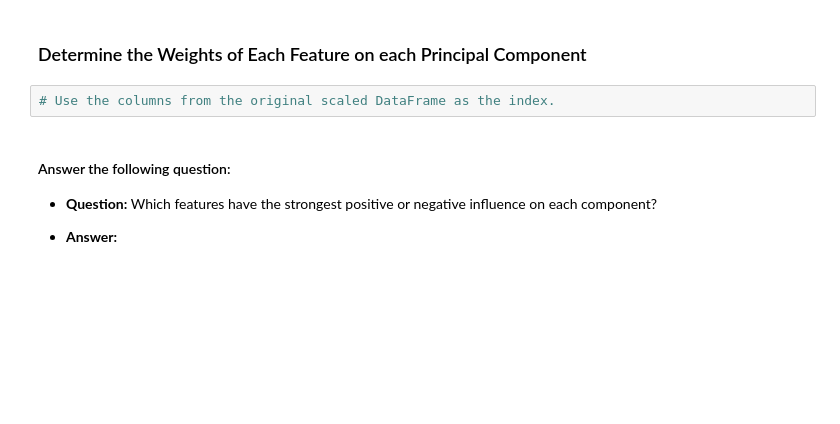
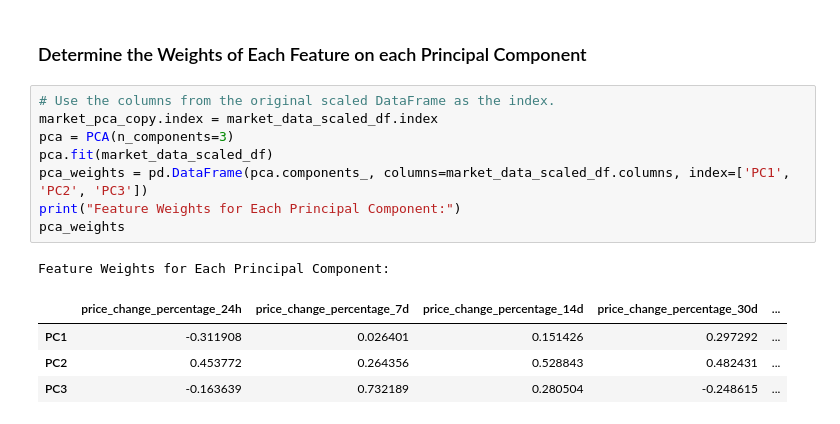
Before and after one commit to chadlbradford/CryptoClustering, a Jupyter notebook: Crypto_Clustering.ipynb, the cells around one changed output. Cells and saved outputs as stored; diff of their text form; blank space fills up the shorter version.

```diff
--- a/Crypto_Clustering.ipynb
+++ b/Crypto_Clustering.ipynb
@@ -436,10 +470,16 @@ plt.show()
 # %% [markdown]
 ### Determine the Weights of Each Feature on each Principal Component
-# %%
-# Use the columns from the original scaled DataFrame as the index.
-# %% [markdown]
-#### Answer the following question:
-
-* **Question:** Which features have the strongest positive or negative influence on each component?
-
-* **Answer:**
+# %%
+# Use the columns from the original scaled DataFrame as the index.
+market_pca_copy.index = market_data_scaled_df.index
+pca = PCA(n_components=3)
+pca.fit(market_data_scaled_df)
+pca_weights = pd.DataFrame(pca.components_, columns=market_data_scaled_df.columns, index=['PC1', 'PC2', 'PC3'])
+print("Feature Weights for Each Principal Component:")
+pca_weights
+# %% [output]
+Feature Weights for Each Principal Component:
+|  | price_change_percentage_24h | price_change_percentage_7d | price_change_percentage_14d | price_change_percentage_30d | ... |
+| PC1 | -0.311908 | 0.026401 | 0.151426 | 0.297292 | ... |
+| PC2 | 0.453772 | 0.264356 | 0.528843 | 0.482431 | ... |
+| PC3 | -0.163639 | 0.732189 | 0.280504 | -0.248615 | ... |
```
Also changed, not shown: parts of 9 cells of this notebook, 1 other file.
